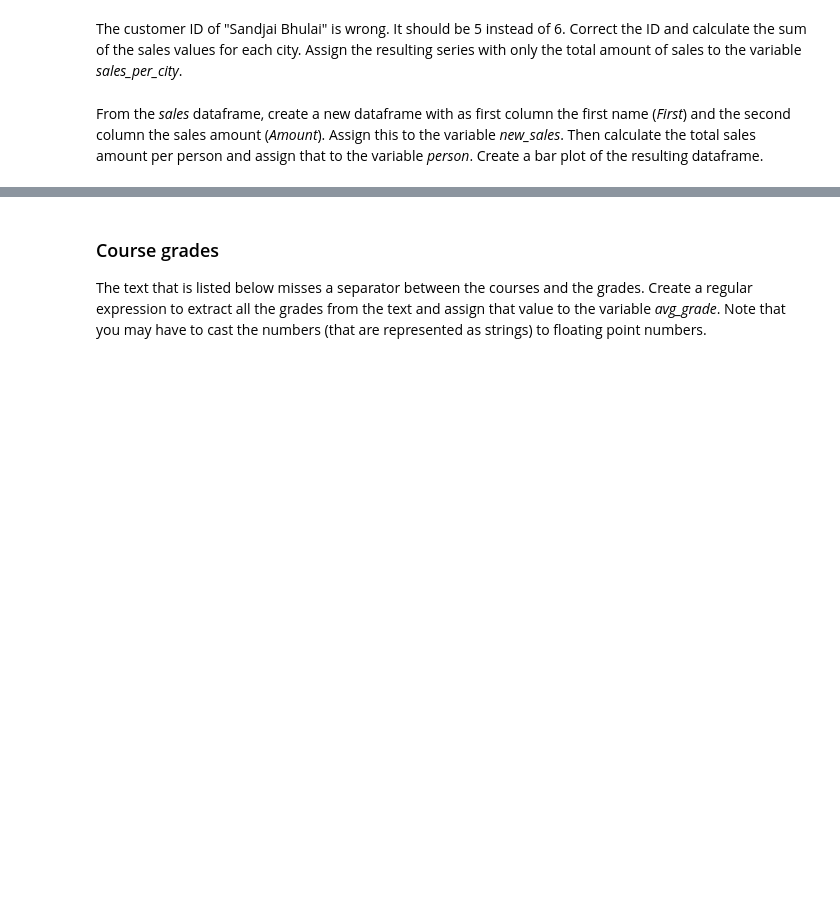
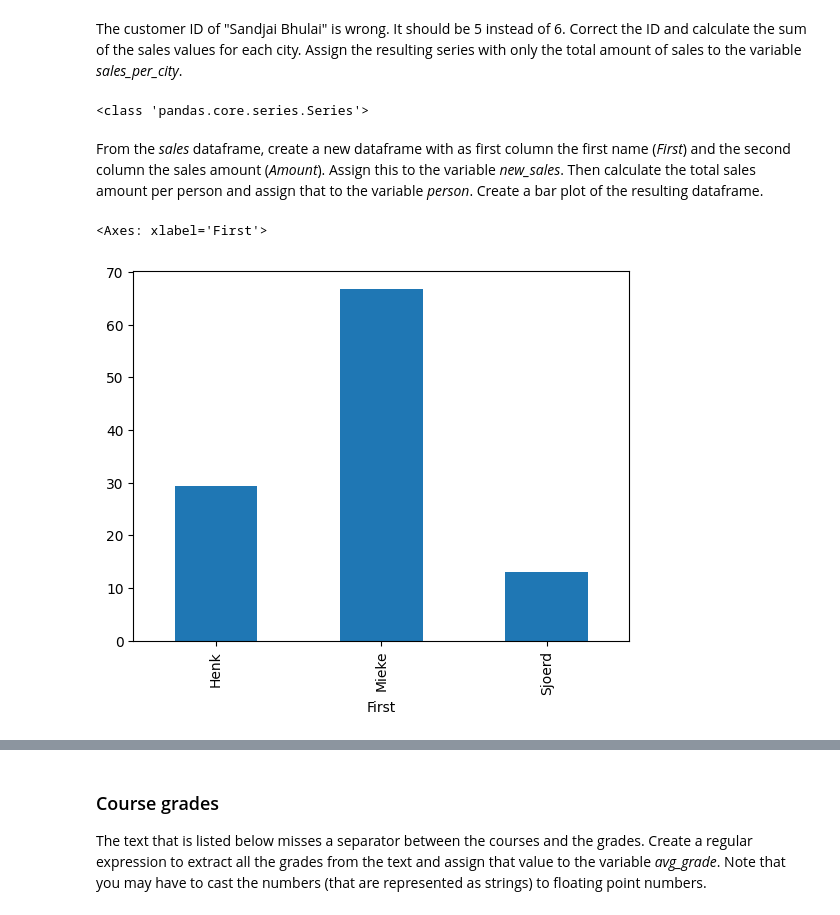
Before and after one commit to jaccogriff/data-wrangling-2024, a Jupyter notebook: ass2/assignment02.ipynb, the cells around one changed output, grey strips where cells are left out. Drawn from its saved outputs; the diff is of its cells as text; code cells hidden in the pictures; blank space fills up the shorter version.

```diff
--- a/ass2/assignment02.ipynb
+++ b/ass2/assignment02.ipynb
@@ -31,7 +31,7 @@ customers = pd.DataFrame({'ID' : [1, 2, 3, 4, 6],
                           'City' : ["Amsterdam", "Nijmegen", "Maastricht", "Amsterdam", "Diemen"]})
 
 # YOUR CODE HERE
-
+sales = pd.merge(orders, customers, left_on='CustID', right_on='ID', how='inner')
 # YOUR CODE ENDS HERE
 # %%
 display(sales)
@@ -47,8 +56,17 @@ print(type(sales_per_city))
+# %%
+print(type(sales_per_city))
+# %% [output]
+<class 'pandas.core.series.Series'>
 # %% [markdown]
 From the *sales* dataframe, create a new dataframe with as first column the first name (*First*) and the second column the sales amount (*Amount*). Assign this to the variable *new_sales*. Then calculate the total sales amount per person and assign that to the variable *person*. Create a bar plot of the resulting dataframe.
 # %%
 # YOUR CODE HERE
-
+new_sales = sales[["First", "Amount"]]
+person = new_sales.groupby("First")["Amount"].sum()
+person.plot(kind="bar")
 # YOUR CODE ENDS HERE
+# %% [output]
+<Axes: xlabel='First'>
+[figure, added]
 # %%
 display(new_sales)
```
Also changed, not shown: parts of 20 cells of this notebook, 1 other file.
